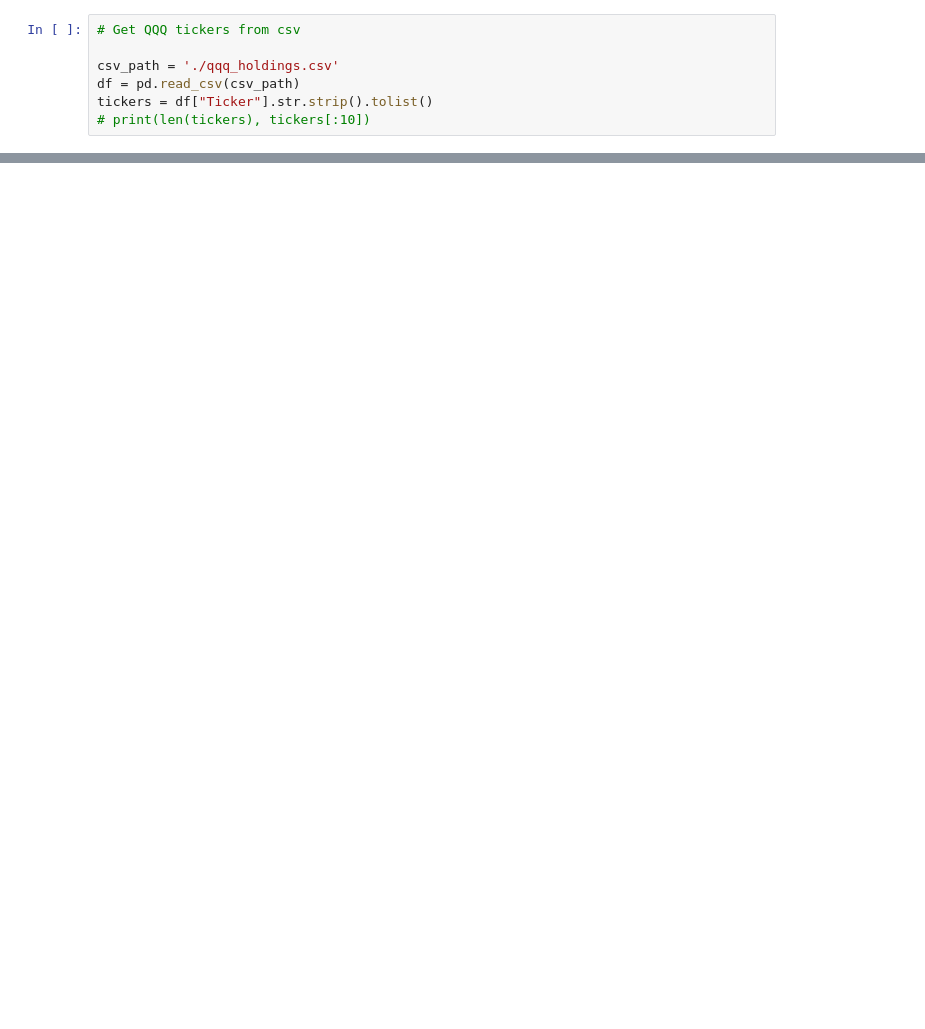
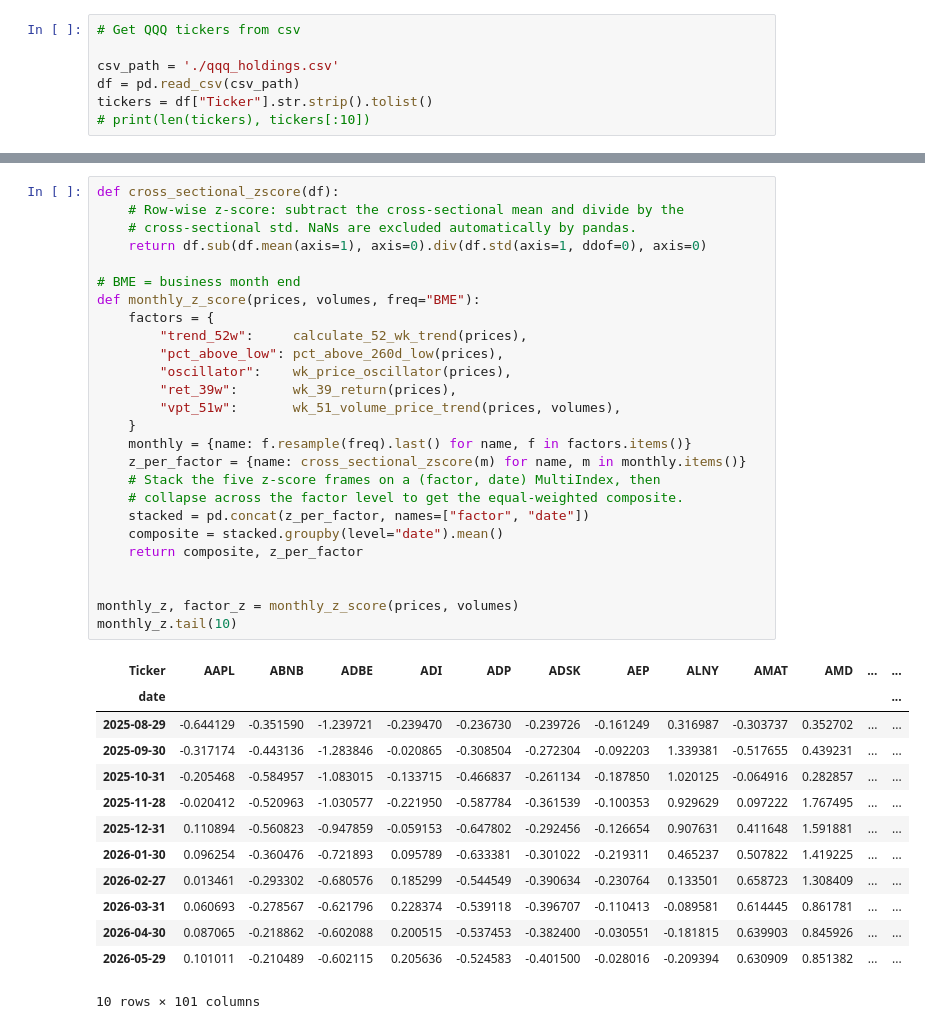
Before and after one commit to Spring-26-Quantitative-Finance/Theo-Joe-Quant-Projects, a Jupyter notebook: Final_Project/final_project.ipynb, the cells around one changed output, grey strips where cells are left out. Saved outputs shown, nothing was run; the diff lists cells and outputs as text; blank space fills up the shorter version.

```diff
--- a/Final_Project/final_project.ipynb
+++ b/Final_Project/final_project.ipynb
@@ -49,0 +70,40 @@ def wk_41_volume_price_trend(tickers):
+# %%
+def cross_sectional_zscore(df):
+    # Row-wise z-score: subtract the cross-sectional mean and divide by the
+    # cross-sectional std. NaNs are excluded automatically by pandas.
+    return df.sub(df.mean(axis=1), axis=0).div(df.std(axis=1, ddof=0), axis=0)
+
+# BME = business month end
+def monthly_z_score(prices, volumes, freq="BME"):
+    factors = {
+        "trend_52w":     calculate_52_wk_trend(prices),
+        "pct_above_low": pct_above_260d_low(prices),
+        "oscillator":    wk_price_oscillator(prices),
+        "ret_39w":       wk_39_return(prices),
+        "vpt_51w":       wk_51_volume_price_trend(prices, volumes),
+    }
+    monthly = {name: f.resample(freq).last() for name, f in factors.items()}
+    z_per_factor = {name: cross_sectional_zscore(m) for name, m in monthly.items()}
+    # Stack the five z-score frames on a (factor, date) MultiIndex, then
+    # collapse across the factor level to get the equal-weighted composite.
+    stacked = pd.concat(z_per_factor, names=["factor", "date"])
+    composite = stacked.groupby(level="date").mean()
+    return composite, z_per_factor
+
+
+monthly_z, factor_z = monthly_z_score(prices, volumes)
+monthly_z.tail(10)
+# %% [output]
+| Ticker | AAPL | ABNB | ADBE | ADI | ADP | ADSK | AEP | ALNY | AMAT | AMD | ... | ... |
+| date |  |  |  |  |  |  |  |  |  |  |  | ... |
+| 2025-08-29 | -0.644129 | -0.351590 | -1.239721 | -0.239470 | -0.236730 | -0.239726 | -0.161249 | 0.316987 | -0.303737 | 0.352702 | ... | ... |
+| 2025-09-30 | -0.317174 | -0.443136 | -1.283846 | -0.020865 | -0.308504 | -0.272304 | -0.092203 | 1.339381 | -0.517655 | 0.439231 | ... | ... |
+| 2025-10-31 | -0.205468 | -0.584957 | -1.083015 | -0.133715 | -0.466837 | -0.261134 | -0.187850 | 1.020125 | -0.064916 | 0.282857 | ... | ... |
+| 2025-11-28 | -0.020412 | -0.520963 | -1.030577 | -0.221950 | -0.587784 | -0.361539 | -0.100353 | 0.929629 | 0.097222 | 1.767495 | ... | ... |
+| 2025-12-31 | 0.110894 | -0.560823 | -0.947859 | -0.059153 | -0.647802 | -0.292456 | -0.126654 | 0.907631 | 0.411648 | 1.591881 | ... | ... |
+| 2026-01-30 | 0.096254 | -0.360476 | -0.721893 | 0.095789 | -0.633381 | -0.301022 | -0.219311 | 0.465237 | 0.507822 | 1.419225 | ... | ... |
+| 2026-02-27 | 0.013461 | -0.293302 | -0.680576 | 0.185299 | -0.544549 | -0.390634 | -0.230764 | 0.133501 | 0.658723 | 1.308409 | ... | ... |
+| 2026-03-31 | 0.060693 | -0.278567 | -0.621796 | 0.228374 | -0.539118 | -0.396707 | -0.110413 | -0.089581 | 0.614445 | 0.861781 | ... | ... |
+| 2026-04-30 | 0.087065 | -0.218862 | -0.602088 | 0.200515 | -0.537453 | -0.382400 | -0.030551 | -0.181815 | 0.639903 | 0.845926 | ... | ... |
+| 2026-05-29 | 0.101011 | -0.210489 | -0.602115 | 0.205636 | -0.524583 | -0.401500 | -0.028016 | -0.209394 | 0.630909 | 0.851382 | ... | ... |
+10 rows × 101 columns
```
Also changed, not shown: parts of 9 cells of this notebook, 1 other file.
